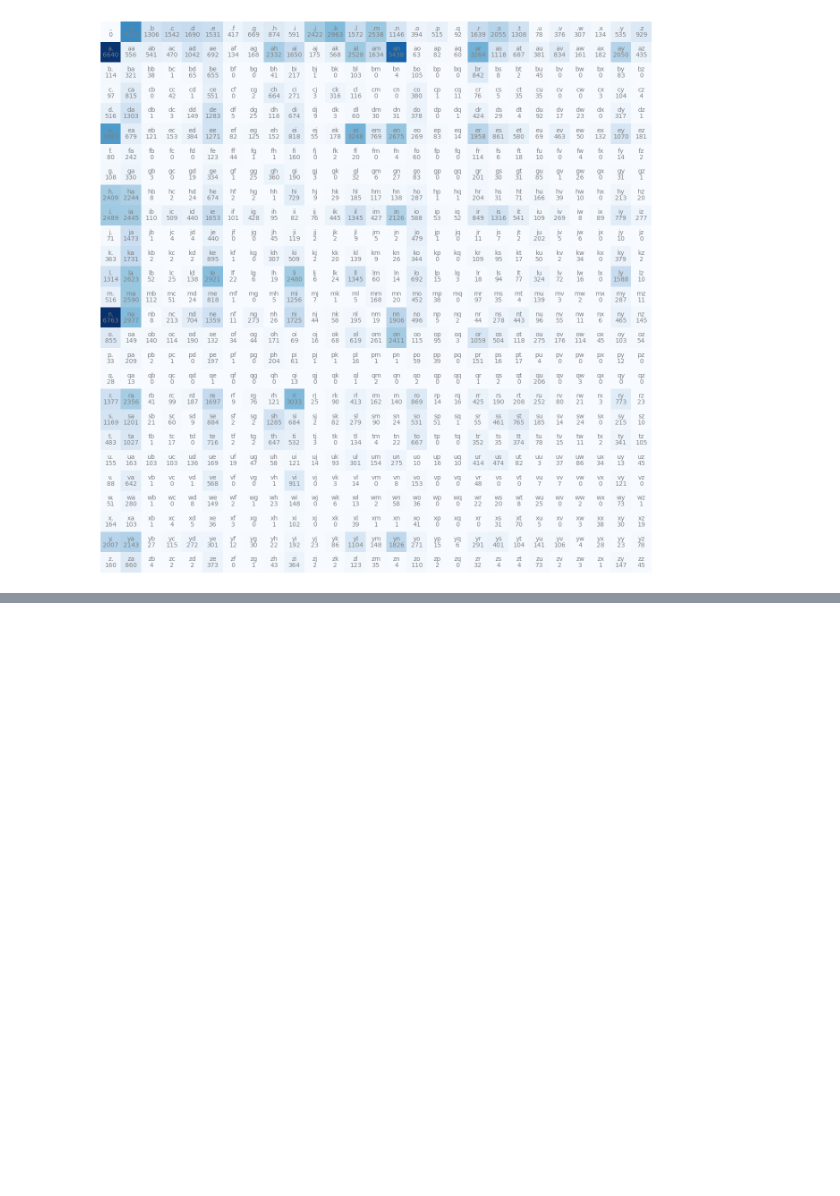
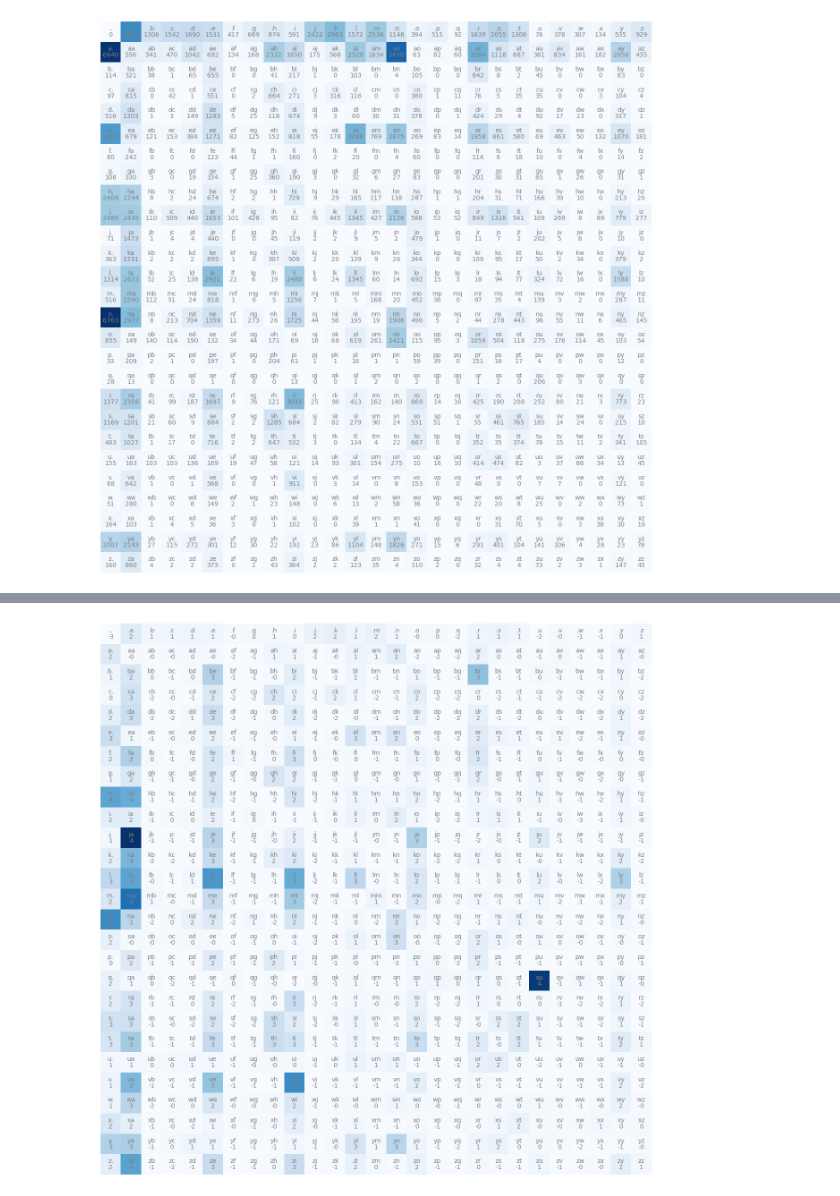
Before and after one commit to letier3110/makemore, a Jupyter notebook: makemore.ipynb, the cells around one changed output, grey strips where cells are left out. Cells and saved outputs as stored; diff of their text form; code cells hidden in the pictures; blank space fills up the shorter version.

Commit message:
feat: added torch implementation

```diff
--- a/makemore.ipynb
+++ b/makemore.ipynb
@@ -107,0 +148,33 @@ torch.multinomial(p, num_samples=20, replacement=True, generator=g)
+# %%
+xs, ys = [], []
+
+for w in words:
+    chs = ['.'] + list(w) + ['.']
+    for ch1, ch2 in zip(chs, chs[1:]):
+        ix1 = stoi[ch1]
+        ix2 = stoi[ch2]
+        xs.append(ix1)
+        ys.append(ix2)
+
+xs = torch.tensor(xs)
+ys = torch.tensor(ys)
+num = xs.nelement()
+
+g = torch.Generator().manual_seed(2147483647)
+W = torch.randn((27,27), generator=g, requires_grad=True)
+# %%
+for k in range (100):
+    # forward pass
+    xenc: Tensor = F.one_hot(xs, num_classes=27).float()
+    logits: Tensor = xenc @ W
+    counts = logits.exp()
+    probs = counts / counts.sum(1, keepdim=True)
+    loss = -probs[torch.arange(num), ys].log().mean()
+    print(loss.item())
+
+    # backward pass
+    W.grad = None
+    loss.backward()
+
+    # update weights
+    W.data += -5 * W.grad
@@ -107,0 +199,14 @@ torch.multinomial(p, num_samples=20, replacement=True, generator=g)
+# %%
+plt.figure(figsize=(16,16))
+plt.imshow(W.exp().detach().numpy(), cmap='Blues')
+for i in range(27):
+    for j in range(27):
+        chrstr = itos[i] + itos[j]
+        plt.text(j, i, chrstr, ha='center', va='bottom', color='gray')
+        plt.text(j, i, f'{W.data[i,j].item():.0f}', ha='center', va='top', color='gray')
+# plt.xticks(np.arange(28), [itos[i] for i in range(28)], rotation=90)
+# plt.yticks(np.arange(28), [itos[i] for i in range(28)])
+plt.axis('off')
+plt.show()
+# %% [output]
+[figure, added]
```
Also changed, not shown: parts of 9 cells of this notebook.
